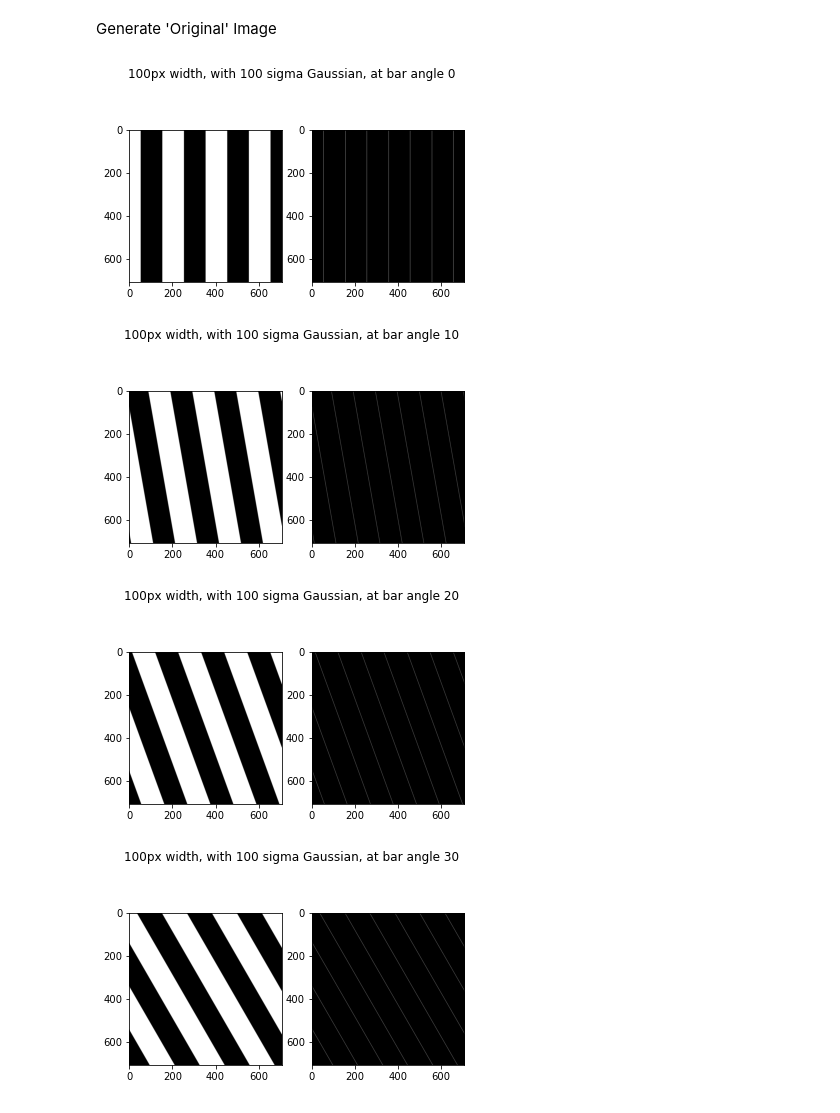
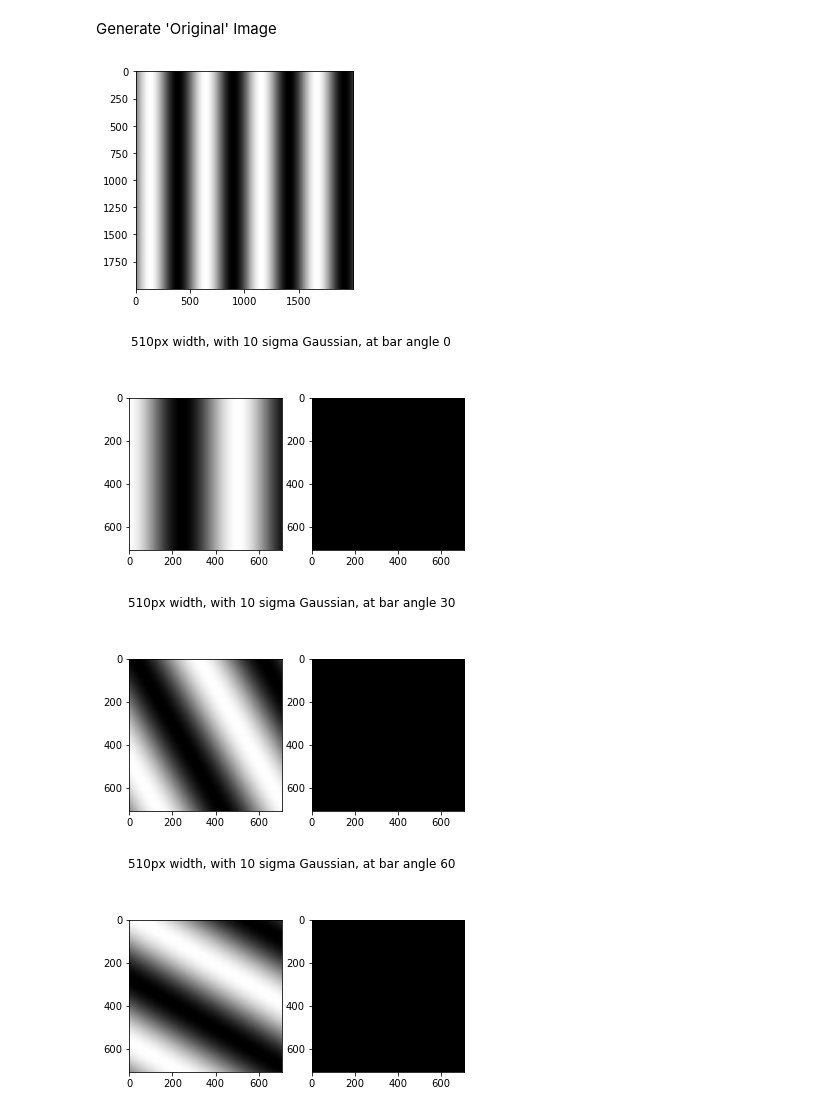
Before and after one commit to AtomSplitter97/mtf, a Jupyter notebook: MTF_highpass_sine_example.ipynb, the cells around one changed output. Cells and saved outputs as stored; diff of their text form; code cells hidden in the pictures.

Commit message:
Added sine base image

```diff
--- a/MTF_highpass_sine_example.ipynb
+++ b/MTF_highpass_sine_example.ipynb
@@ -29,19 +29,19 @@ frameWidth = np.floor((np.minimum([sourceW],[sourceH])/np.sqrt(2)))
 #Parameters of 'edges'
 #edgeDC = 0.5 # Duty cycle between dark and light segments
 #edgeA = 45 # Angle of edges (lines 'radiate' from this point, repeating pattern)
-edgeRange = np.arange(10,1000, 10) #range of edge sizes to try
-angleRange = np.arange(0,90,10) #Range of angles to try
+edgeRange = np.arange(510,1000, 500) #range of edge sizes to try usually 10
+angleRange = np.arange(0,90,30) #Range of angles to try usually 10
 
 #Edges to visualize (step through)
 #visualize = [10, 50, 100, 200, 400, 1000]
-visualize = [100]
+visualize = [10,510]
 #visualize = [0]
 
 #Empty array that will be written with the contrasts for each edge size
 contrasts = np.zeros([len(edgeRange), len(angleRange)])
 
 #Gaussian blur factor
-sigma = 100
+sigma = 10
 
 #Vignetting Factor
 vFact = 1
@@ -71,17 +71,30 @@ for edgeSize in edgeRange:
     #Reset index of angle array
     angleIndex = 0
 
+    #Intitate blank array with original image dims
+    sourceImage = np.zeros((sourceH, sourceW), dtype=np.uint8)
+
+    #Generate sin bar image based on given edge size
+    #For every line of image height
+    for y in range(0,sourceH):
+
+        #For every pixel of image width within this
+        for x in range (0, sourceW):
+
+            #The value of this pixel is based on the sine function
+            sourceImage[y,x] = 128*np.sin(2*np.pi*(float(x)/float(edgeSize)))+127
+
+    plt.imshow(sourceImage.astype(np.uint8), cmap='gray', vmin=0, vmax=255)
+
+
     #For every angle to try
     for edgeAngle in angleRange:
 
-        #Intitate blank array with original image dims
-        sourceImage = np.zeros((sourceH, sourceW), dtype=np.uint8)
-
         #For every line required
-        for lineNumber in range(0, (sourceW + 2*edgeSize), 2*edgeSize):
+        #for lineNumber in range(0, (sourceW + 2*edgeSize), 2*edgeSize):
 
             #Convert the corresponding parts of the array into white
-            sourceImage[:,lineNumber:(min((lineNumber+edgeSize),(sourceW-1)))] = 255
+            #sourceImage[:,lineNumber:(min((lineNumber+edgeSize),(sourceW-1)))] = 255
 
         #Apply the rotation step
         rotated = imutils.rotate(sourceImage, edgeAngle)
@@ -99,7 +112,7 @@ for edgeSize in edgeRange:
 
         #Apply a Gaussian blur, using cv2 now for better performance
         #blurred = skimage.filters.gaussian(sourceImage, sigma=(sigma, sigma),  multichannel=False, preserve_range=True)
-        #blurred = cv2.GaussianBlur(rotatedCrop, [0,0], sigma, sigma,  cv2.BORDER_DEFAULT)
+        #blurred = cv2.GaussianBlur(highPass, [0,0], sigma, sigma,  cv2.BORDER_DEFAULT)
 
         #Subtracting the blurred sample from the original sample creates an effective high-pass filter
         #blurredHP = rotatedCrop - blurred
@@ -110,34 +123,34 @@ for edgeSize in edgeRange:
         #print(str(edgeIndex) + ' e:a ' + str(angleIndex))
 
         #Record the difference between the minimum and maximum values in the image
         contrasts[edgeIndex,angleIndex] = blurredSample.max() - blurredSample.min()
 
         #If this is a step to visualize
         if edgeSize in visualize:
 
             #Set up subplots
             fig, (ax1, ax2) = plt.subplots(1,2)
             fig.suptitle(str(edgeSize) + 'px width, with '+str(sigma) + ' sigma Gaussian, at bar angle ' + str(edgeAngle))
 
             #Display the image
             ax1.imshow(rotatedCrop[int(frameWidth/4):int(3*frameWidth/4),int(frameWidth/4):int(3*frameWidth/4)].astype(np.uint8), cmap='gray', vmin=0, vmax=255)
             ax2.imshow(blurredSample.astype(np.uint8), cmap='gray', vmin=0, vmax=255)
 
             #Save the image
             #fig.savefig('./static/image.jpg')
 
             #Display the blur
             #plt.imshow(blurredSample.astype(np.uint8), cmap='gray', vmin=0, vmax=255)
             #plt.title(str(edgeSize) + 'px Width, with '+str(sigma) +' sigma Gaussian')
             #plt.show()
 
         #Increment the angle index
         angleIndex += 1
 
     #Increment Contrasts Array
     edgeIndex += 1
 # %% [output]
-[figure, old version]
+[figure, new version]
-[figure, old version]
+[figure, new version]
-[figure, old version]
+[figure, new version]
-[figure, old version]
+[figure, new version]
```
Also changed, not shown: parts of 6 cells of this notebook.
